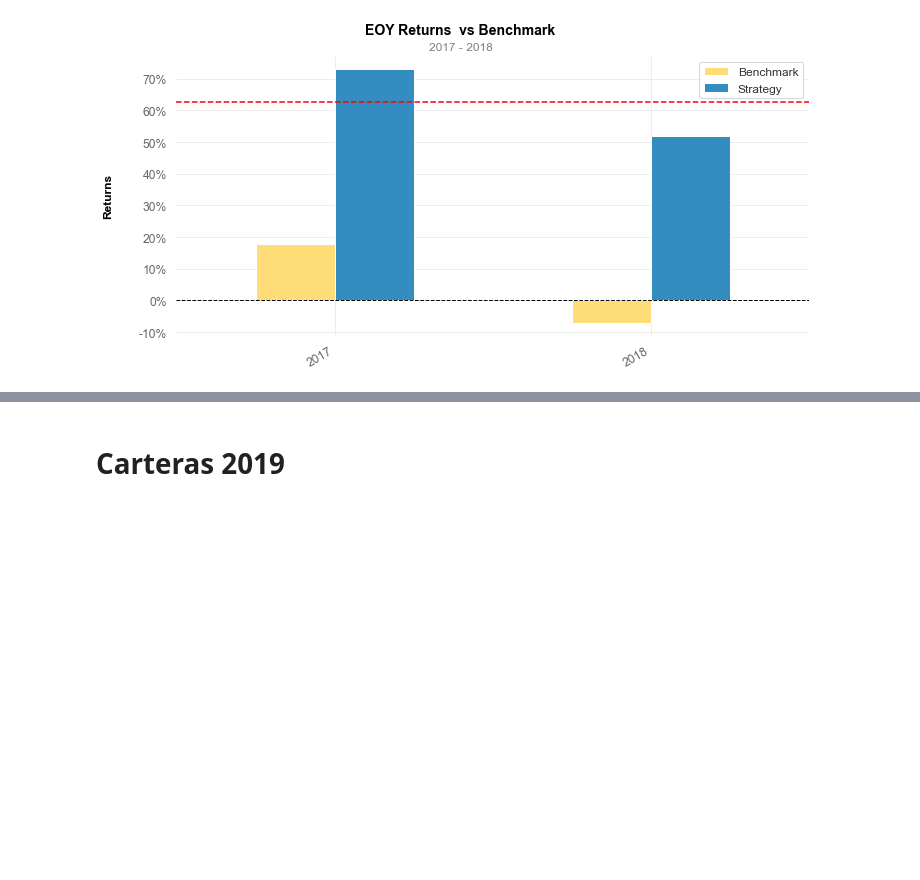
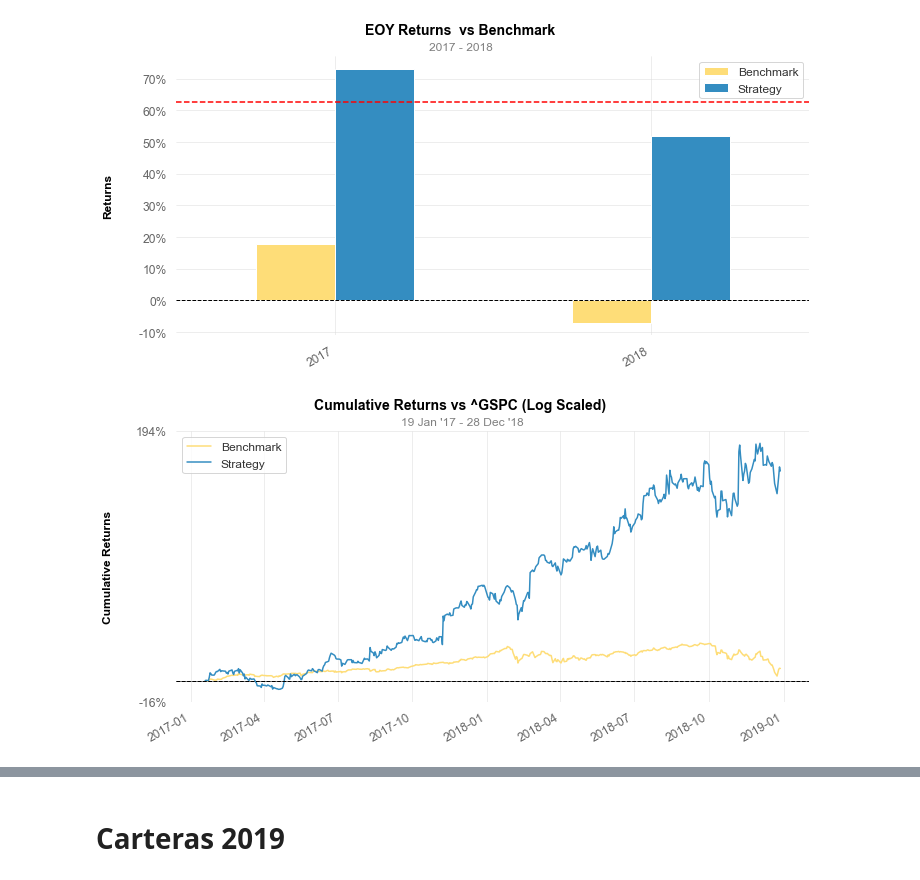
Before and after one commit to Joevalencia/Portfolio_optimization, a Jupyter notebook: Analisis de carteras .ipynb, the cells around one changed output, grey strips where cells are left out. Saved outputs shown, nothing was run; the diff lists cells and outputs as text; code cells hidden in the pictures; blank space fills up the shorter version.

```diff
--- a/Analisis de carteras .ipynb
+++ b/Analisis de carteras .ipynb
@@ -340,3 +338,7 @@ import quantstats as qs
 qs.plots.yearly_returns(portfolio.PLNT, '^GSPC')
 # %% [output]
 [figure]
+# %%
+qs.plots.log_returns(portfolio.PLNT, '^GSPC')
+# %% [output]
+[figure, added]
```
Also changed, not shown: parts of 90 cells of this notebook.
